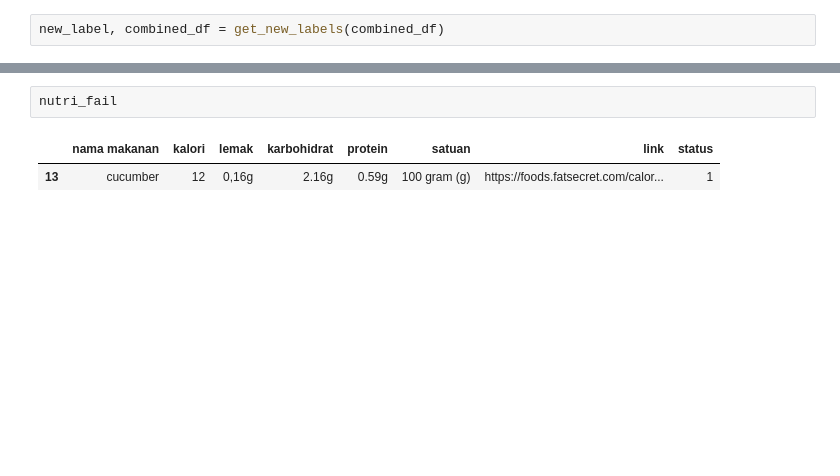
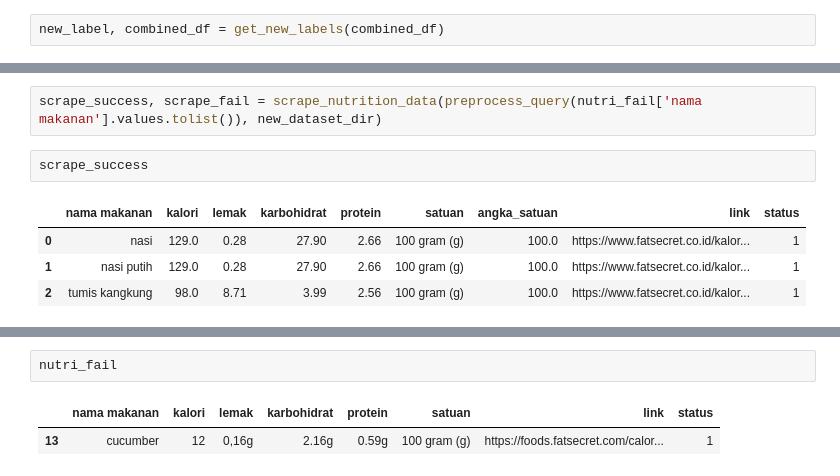
Before and after one commit to Dicoding-Bootcamp-B-10-Group-G004/FAIt_Training, a Jupyter notebook: preprocessing_pipeline.ipynb, the cells around one changed output, grey strips where cells are left out. Drawn from its saved outputs; the diff is of its cells as text; blank space fills up the shorter version.

```diff
--- a/preprocessing_pipeline.ipynb
+++ b/preprocessing_pipeline.ipynb
@@ -479 +505,10 @@ nutri_fail
+# %%
+scrape_success, scrape_fail = scrape_nutrition_data(preprocess_query(nutri_fail['nama makanan'].values.tolist()), new_dataset_dir)
+# %%
+scrape_success
+# %% [output]
+|  | nama makanan | kalori | lemak | karbohidrat | protein | satuan | angka_satuan | link | status |
+| 0 | nasi | 129.0 | 0.28 | 27.90 | 2.66 | 100 gram (g) | 100.0 | https://www.fatsecret.co.id/kalor... | 1 |
+| 1 | nasi putih | 129.0 | 0.28 | 27.90 | 2.66 | 100 gram (g) | 100.0 | https://www.fatsecret.co.id/kalor... | 1 |
+| 2 | tumis kangkung | 98.0 | 8.71 | 3.99 | 2.56 | 100 gram (g) | 100.0 | https://www.fatsecret.co.id/kalor... | 1 |
 # %%
```
Also changed, not shown: parts of 37 cells of this notebook.
